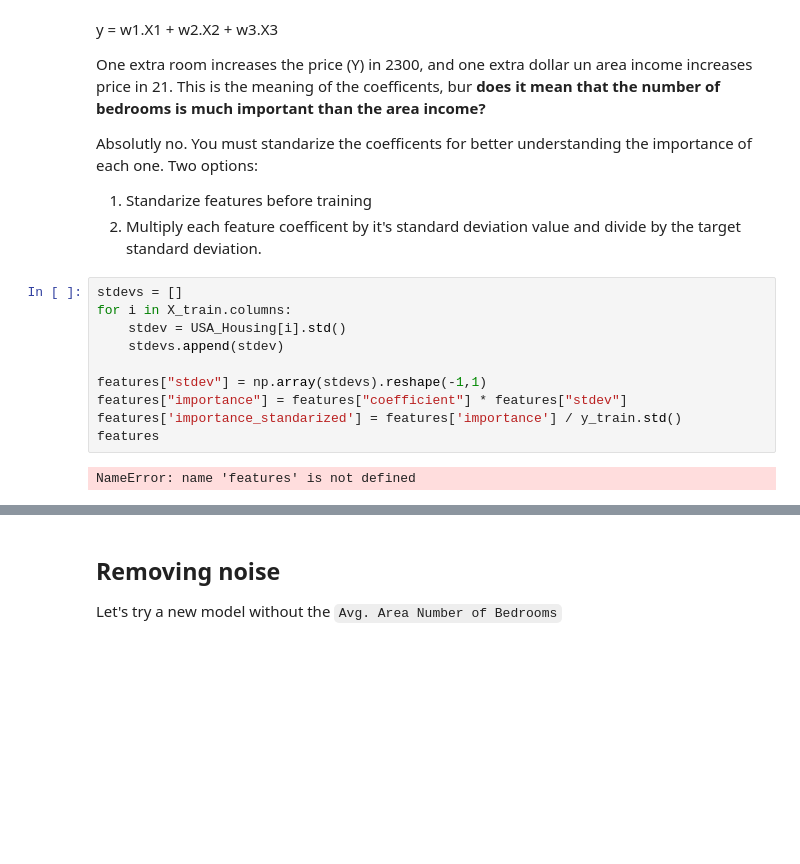
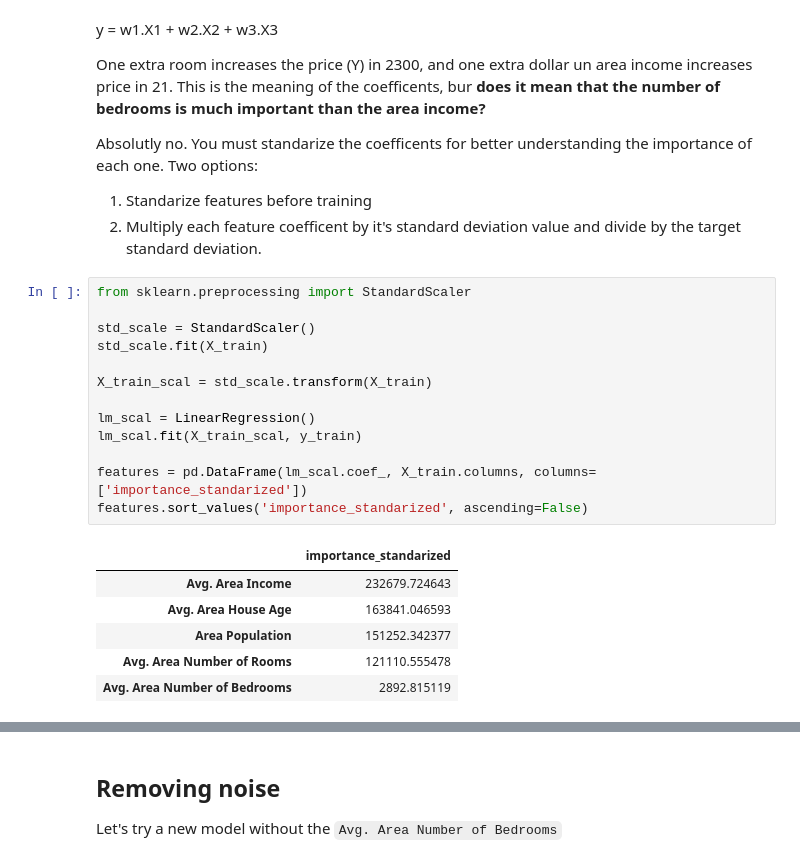
Before and after one commit to marcusRB/thebridgedsftene21, a Jupyter notebook: 3-Machine Learning/1-Supervisado/1-Linear Regression/1_usa-housing-linear-regression.ipynb, the cells around one changed output, grey strips where cells are left out. Saved outputs shown, nothing was run; the diff lists cells and outputs as text; blank space fills up the shorter version.

```diff
--- a/3-Machine Learning/1-Supervisado/1-Linear Regression/1_usa-housing-linear-regression.ipynb
+++ b/3-Machine Learning/1-Supervisado/1-Linear Regression/1_usa-housing-linear-regression.ipynb
@@ -313,18 +313,26 @@ One extra room increases the price (Y) in 2300, and one extra dollar un area inc
 Absolutly no. You must standarize the coefficents for better understanding the importance of each one. Two options:
 1. Standarize features before training
 2. Multiply each feature coefficent by it's standard deviation value and divide by the target standard deviation.
-# %%
-stdevs = []
-for i in X_train.columns:
-    stdev = USA_Housing[i].std()
-    stdevs.append(stdev)
-
-features["stdev"] = np.array(stdevs).reshape(-1,1)
-features["importance"] = features["coefficient"] * features["stdev"]
-features['importance_standarized'] = features['importance'] / y_train.std()
-features
-# %% [output]
-NameError: name 'features' is not defined
+# %%
+from sklearn.preprocessing import StandardScaler
+
+std_scale = StandardScaler()
+std_scale.fit(X_train)
+
+X_train_scal = std_scale.transform(X_train)
+
+lm_scal = LinearRegression()
+lm_scal.fit(X_train_scal, y_train)
+
+features = pd.DataFrame(lm_scal.coef_, X_train.columns, columns=['importance_standarized'])
+features.sort_values('importance_standarized', ascending=False)
+# %% [output]
+|  | importance_standarized |
+| Avg. Area Income | 232679.724643 |
+| Avg. Area House Age | 163841.046593 |
+| Area Population | 151252.342377 |
+| Avg. Area Number of Rooms | 121110.555478 |
+| Avg. Area Number of Bedrooms | 2892.815119 |
 # %%
 import matplotlib.pyplot as plt
 features = features.sort_values('importance_standarized', ascending=True)
```
Also changed, not shown: parts of 1 cell of this notebook, 4 other files.
